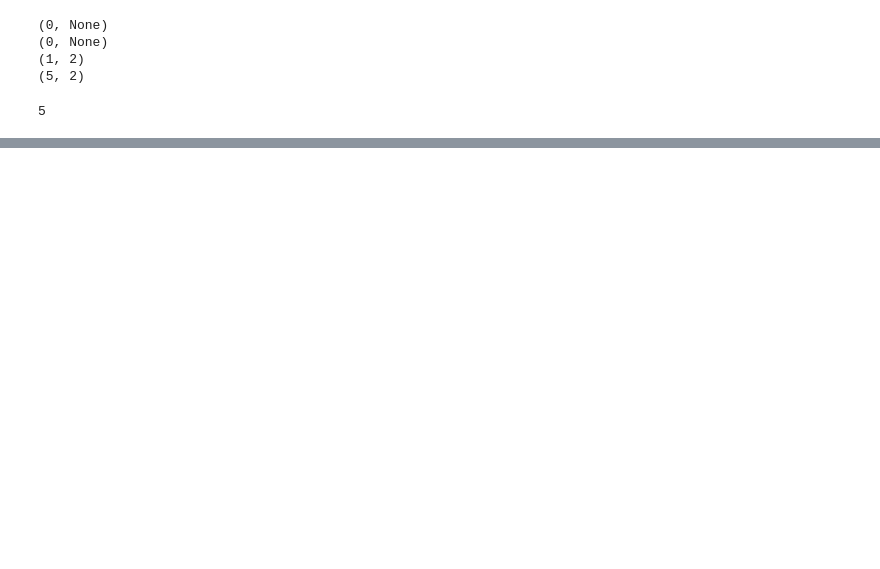
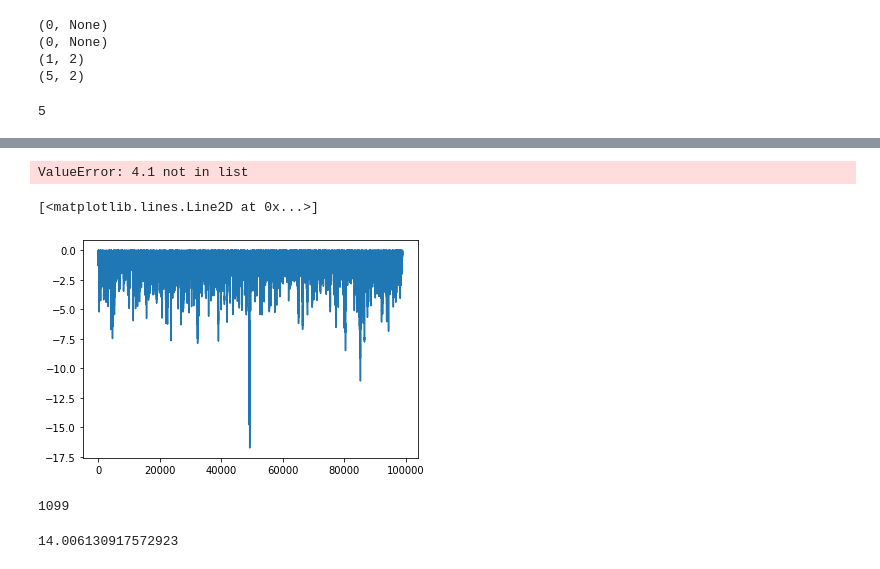
Before and after one commit to grosed/oss, a Jupyter notebook: python/notebooks/osw.ipynb, the cells around one changed output, grey strips where cells are left out. Cells and saved outputs as stored; diff of their text form; code cells hidden in the pictures; blank space fills up the shorter version.

```diff
--- a/python/notebooks/osw.ipynb
+++ b/python/notebooks/osw.ipynb
@@ -412,0 +626,9 @@ min(5,5)
+# %%
+Z = SortedList()
+Z.add(1)
+Z.add(3)
+Z.add(4)
+Z.remove(4.1)
+Z
+# %% [output]
+ValueError: 4.1 not in list
@@ -412,0 +680,13 @@ min(5,5)
+# %%
+plt.plot(p)
+# %% [output]
+[<matplotlib.lines.Line2D at 0x...>]
+[figure, added]
+# %%
+len(L.X1)
+# %% [output]
+1099
+# %%
+print(2*log(1100))
+# %% [output]
+14.006130917572923
```
Also changed, not shown: parts of 21 cells of this notebook.
